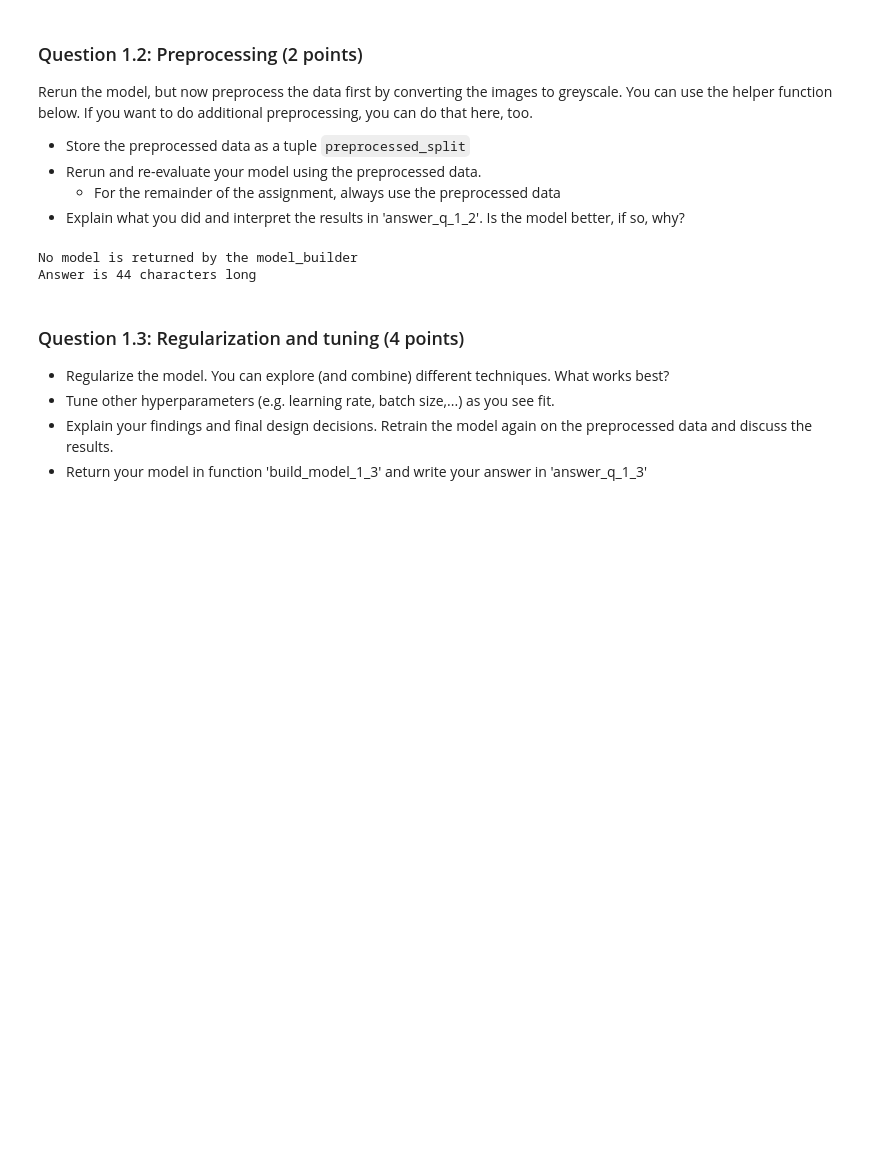
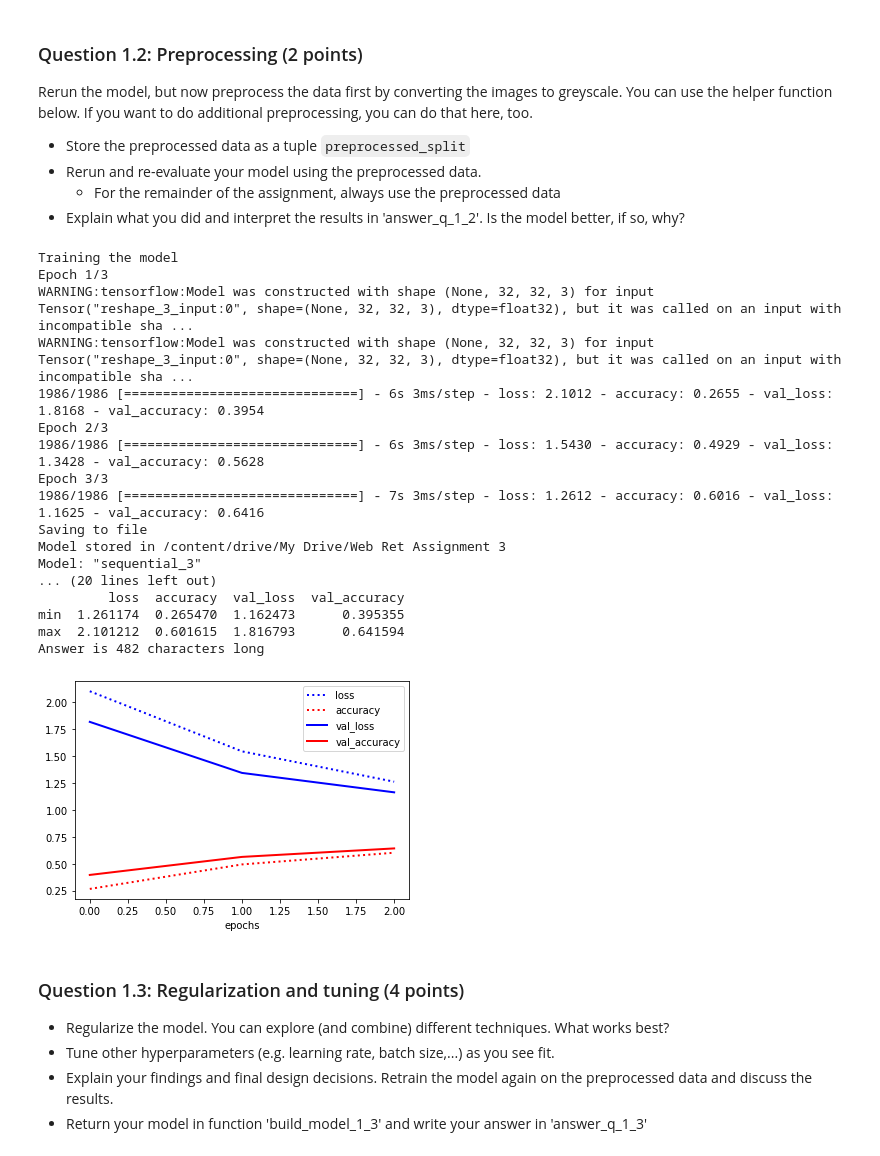
Before and after one commit to mitagr/web-ret-assignment-3, a Jupyter notebook: Assignment 3.ipynb, the cells around one changed output. Drawn from its saved outputs; the diff is of its cells as text; code cells hidden in the pictures; blank space fills up the shorter version.

```diff
--- a/Assignment 3.ipynb
+++ b/Assignment 3.ipynb
@@ -376,24 +396,49 @@ preprocessing, you can do that here, too.
 # Luminance-preserving RGB to greyscale conversion
 def rgb2gray(X):
     return np.expand_dims(np.dot(X, [0.2990, 0.5870, 0.1140]), axis=3)
-# %%
-# Replace with the preprocessed data
-preprocessed_split = X_train, X_val, y_train, y_val
-
-# Adjusted model
-def build_model_1_2():
-  pass
-
-# Evaluate. Use a new name 'model_1_2' to not overwrite the previous trained model
-run_evaluation("model_1_2", build_model_1_2, preprocessed_split, base_dir,
-               train=True, epochs=3, batch_size=32)
-answer_q_1_2 = """
-               Your answer
-               """
-print("Answer is {} characters long".format(len(answer_q_1_2)))
-# %% [output]
-No model is returned by the model_builder
-Answer is 44 characters long
+# %%
+preprocessed_split = rgb2gray(X_train), rgb2gray(X_val), y_train, y_val
+
+# Adjusted model
+def build_model_1_2():
+    model_1_2 = models.Sequential()
+    model_1_2.add(layers.Reshape((1024,), input_shape=(32,32,3)))
+    model_1_2.add(layers.Dense(512, activation='relu'))
+    model_1_2.add(layers.Dense(256, activation='relu'))
+    model_1_2.add(layers.Dense(128, activation='relu'))
+    model_1_2.add(layers.Dense(64, activation='relu'))
+    model_1_2.add(layers.Dense(10, activation='softmax'))
+    model_1_2.compile(optimizer= 'sgd', loss='categorical_crossentropy', metrics=['accuracy'])
+    #model_1_2.compile(optimizer= optimizers.RMSprop(lr=0.0001), loss='categorical_crossentropy', metrics=['accuracy'])
+    return model_1_2
+    pass
+
+
+# Evaluate. Use a new name 'model_1_2' to not overwrite the previous trained model
+run_evaluation("model_1_2", build_model_1_2, preprocessed_split, base_dir,
+               train=True, epochs=3, batch_size=32)
+answer_q_1_2 = """The model remains the same as the previous problem, however the images have been greyscaled. Since, the color has no significance for the digit recognition, we can have 1 dimension (as in greyscale) instead of 3 (in case of RGB). We see that the accuracy has slightly improved, however the improvement in both the scores is not significant. However, we can also use the de-skewing technique as some of the images are tilted. This tilt makes it difficult to classify.
+               """
+print("Answer is {} characters long".format(len(answer_q_1_2)))
+# %% [output]
+Training the model
+Epoch 1/3
+WARNING:tensorflow:Model was constructed with shape (None, 32, 32, 3) for input Tensor("reshape_3_input:0", shape=(None, 32, 32, 3), dtype=float32), but it was called on an input with incompatible sha ...
+WARNING:tensorflow:Model was constructed with shape (None, 32, 32, 3) for input Tensor("reshape_3_input:0", shape=(None, 32, 32, 3), dtype=float32), but it was called on an input with incompatible sha ...
+1986/1986 [==============================] - 6s 3ms/step - loss: 2.1012 - accuracy: 0.2655 - val_loss: 1.8168 - val_accuracy: 0.3954
+Epoch 2/3
+1986/1986 [==============================] - 6s 3ms/step - loss: 1.5430 - accuracy: 0.4929 - val_loss: 1.3428 - val_accuracy: 0.5628
+Epoch 3/3
+1986/1986 [==============================] - 7s 3ms/step - loss: 1.2612 - accuracy: 0.6016 - val_loss: 1.1625 - val_accuracy: 0.6416
+Saving to file
+Model stored in /content/drive/My Drive/Web Ret Assignment 3
+Model: "sequential_3"
+... (20 lines left out)
+         loss  accuracy  val_loss  val_accuracy
+min  1.261174  0.265470  1.162473      0.395355
+max  2.101212  0.601615  1.816793      0.641594
+Answer is 482 characters long
+[figure, added]
 # %% [markdown]
 ### Question 1.3: Regularization and tuning (4 points)
 * Regularize the model. You can explore (and combine) different techniques. What works best?
```
Also changed, not shown: parts of 22 cells of this notebook.
